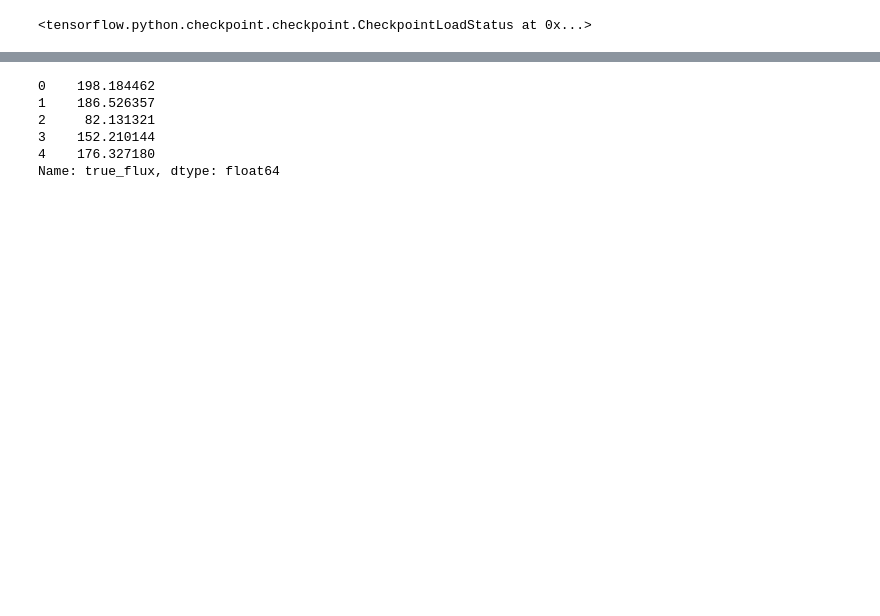
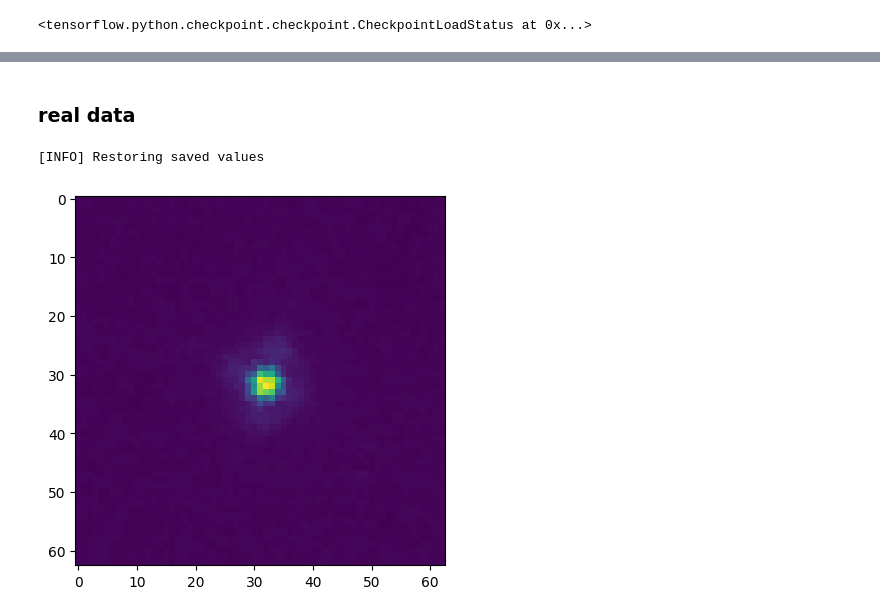
Before and after one commit to yemsnucleus/NEGFC, a Jupyter notebook: results.ipynb, the cells around one changed output, grey strips where cells are left out. Drawn from its saved outputs; the diff is of its cells as text; code cells hidden in the pictures; blank space fills up the shorter version.

```diff
--- a/results.ipynb
+++ b/results.ipynb
@@ -63,7 +75,7 @@ model.load_weights('./logs/test/Karen/weigths')
 <tensorflow.python.checkpoint.checkpoint.CheckpointLoadStatus at 0x...>
 # %%
 optimizer = Adam(1e-3)
-model.compile(loss_fn=shift_and_rmse)
+model.compile(loss_fn=coords_rmse)
 # %%
 # model.summary()
 # %%
@@ -92,10 +105,0 @@ flux_pred = model.predict(test_ds)
-# %%
-true_df = pd.read_csv('./data/records/{}/fold_0/test/true_values.csv'.format(dataset))
-
-colorlist=['r', 'g', 'b', 'k', 'y']
-for f, (i, row) in zip(flux_pred, true_df.iterrows()):
-    if np.mean(f) > 1000: continue
-    plt.plot(f, label='pred_{}'.format(i), color=colorlist[i])
-    plt.axhline(y=row['true_flux'], color=colorlist[i], linestyle='--')
-
-plt.legend()
@@ -114,9 +106,7 @@ array([[ 224.53711],
-# %%
-true_df['true_flux']
-# %% [output]
-0    198.184462
-1    186.526357
-2     82.131321
-3    152.210144
-4    176.327180
-Name: true_flux, dtype: float64
+# %% [markdown]
+### real data
+# %%
+cube, psf, rot_angles, table = preprocess_folder(root='./data/real/DHTau/',
+                                                 target_folder='./data/real/DHTau/preprocessed')
+# %% [output]
+[INFO] Restoring saved values
@@ -122,0 +115,20 @@ Name: true_flux, dtype: float64
+# %%
+cube_derot = cube_derotate(cube[0], rot_angles,  imlib='opencv', interpolation='nearneig')
+# %%
+for index, row in table.iterrows():
+
+    n_frams, width, height = cube_derot.shape
+
+    left  = int(row['x'] - 63//2)
+    right = int(row['x'] + 63//2) + 1
+
+    up  = int(row['y'] - 63//2)
+    down = int(row['y'] + 63//2) + 1
+    cropped = cube_derot[:, up:down, left:right]
+
+    y_pred = model(cropped)
+    plt.imshow(cropped[0])
+#     plt.scatter(, row['y'])
+    break
+# %% [output]
+[figure, added]
```
Also changed, not shown: parts of 12 cells of this notebook, 7 other files.
